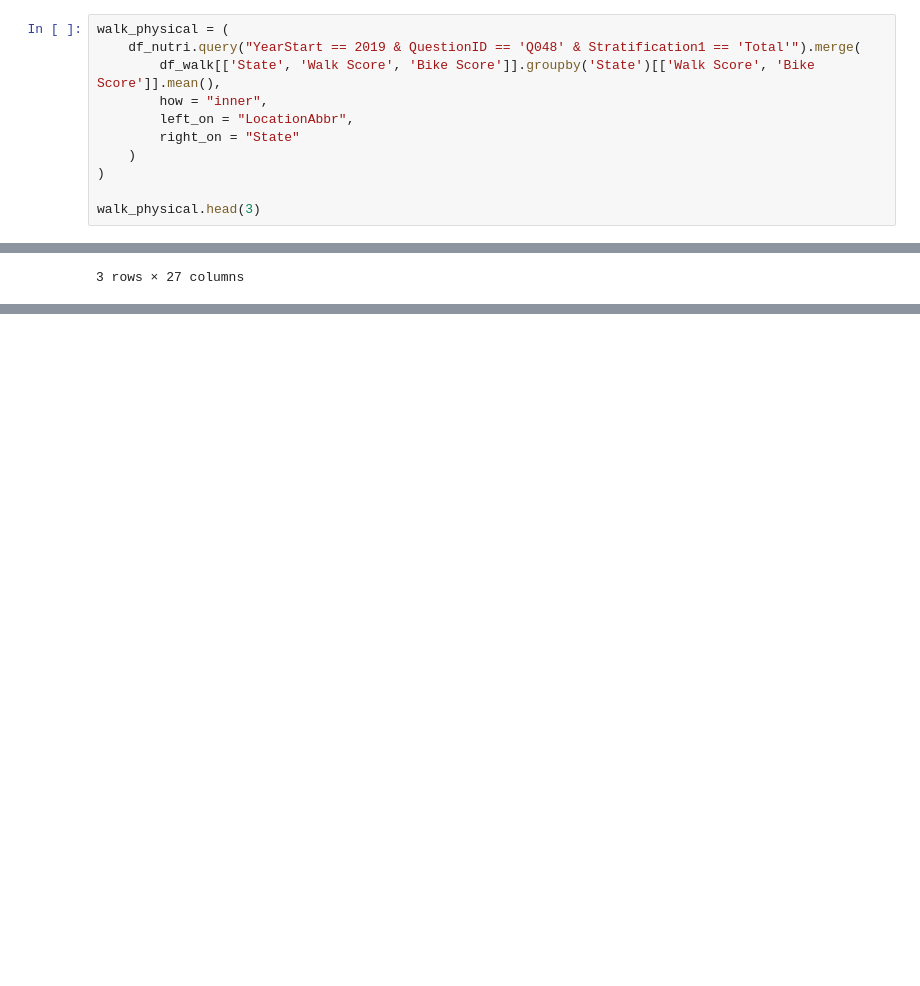
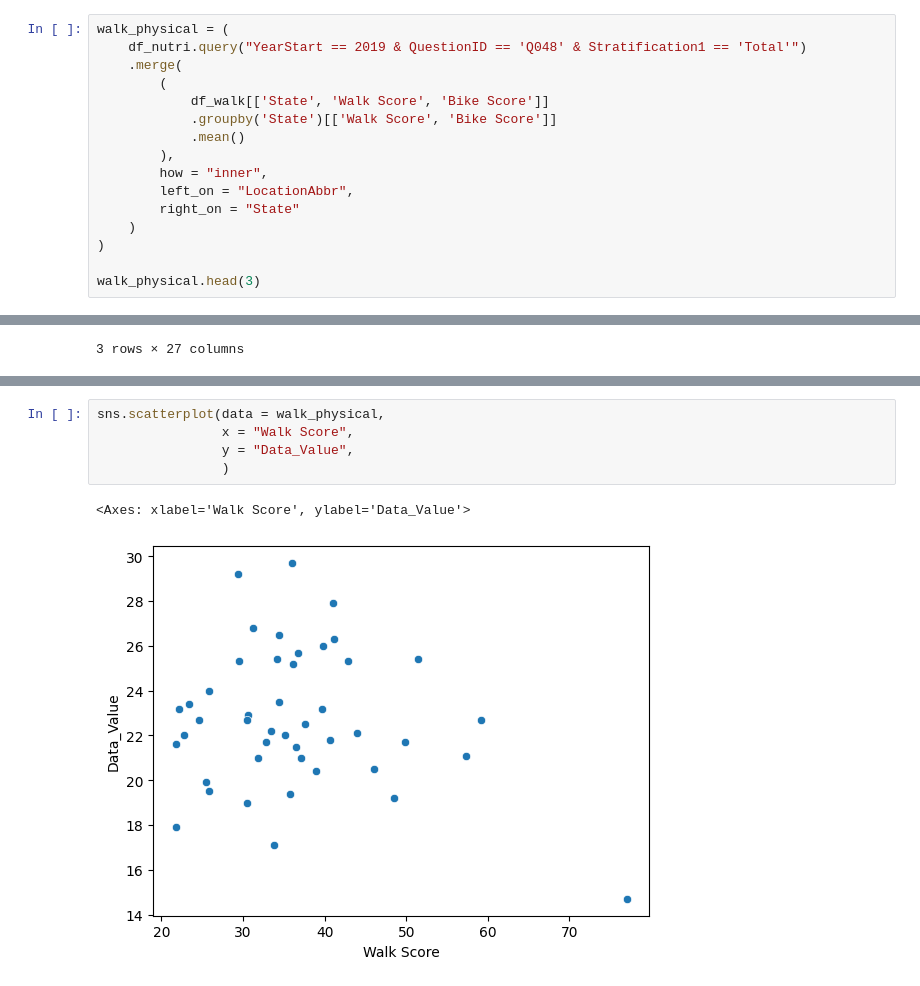
Before and after one commit to Ludougan123234/si618-project, a Jupyter notebook: nb/randy.ipynb, the cells around one changed output, grey strips where cells are left out. Cells and saved outputs as stored; diff of their text form; blank space fills up the shorter version.

```diff
--- a/nb/randy.ipynb
+++ b/nb/randy.ipynb
@@ -207,8 +235,13 @@ df_nutri.head(5)
 5 rows × 27 columns
 # %%
 walk_physical = (
-    df_nutri.query("YearStart == 2019 & QuestionID == 'Q048' & Stratification1 == 'Total'").merge(
-        df_walk[['State', 'Walk Score', 'Bike Score']].groupby('State')[['Walk Score', 'Bike Score']].mean(),
+    df_nutri.query("YearStart == 2019 & QuestionID == 'Q048' & Stratification1 == 'Total'")
+    .merge(
+        (
+            df_walk[['State', 'Walk Score', 'Bike Score']]
+            .groupby('State')[['Walk Score', 'Bike Score']]
+            .mean()
+        ),
         how = "inner",
         left_on = "LocationAbbr",
         right_on = "State"
@@ -226,0 +282,8 @@ smf.ols("popularity ~ track_number", data = walk_physical).fit().summary()
+# %%
+sns.scatterplot(data = walk_physical,
+                x = "Walk Score",
+                y = "Data_Value",
+                )
+# %% [output]
+<Axes: xlabel='Walk Score', ylabel='Data_Value'>
+[figure, added]
```
Also changed, not shown: parts of 5 cells of this notebook.
